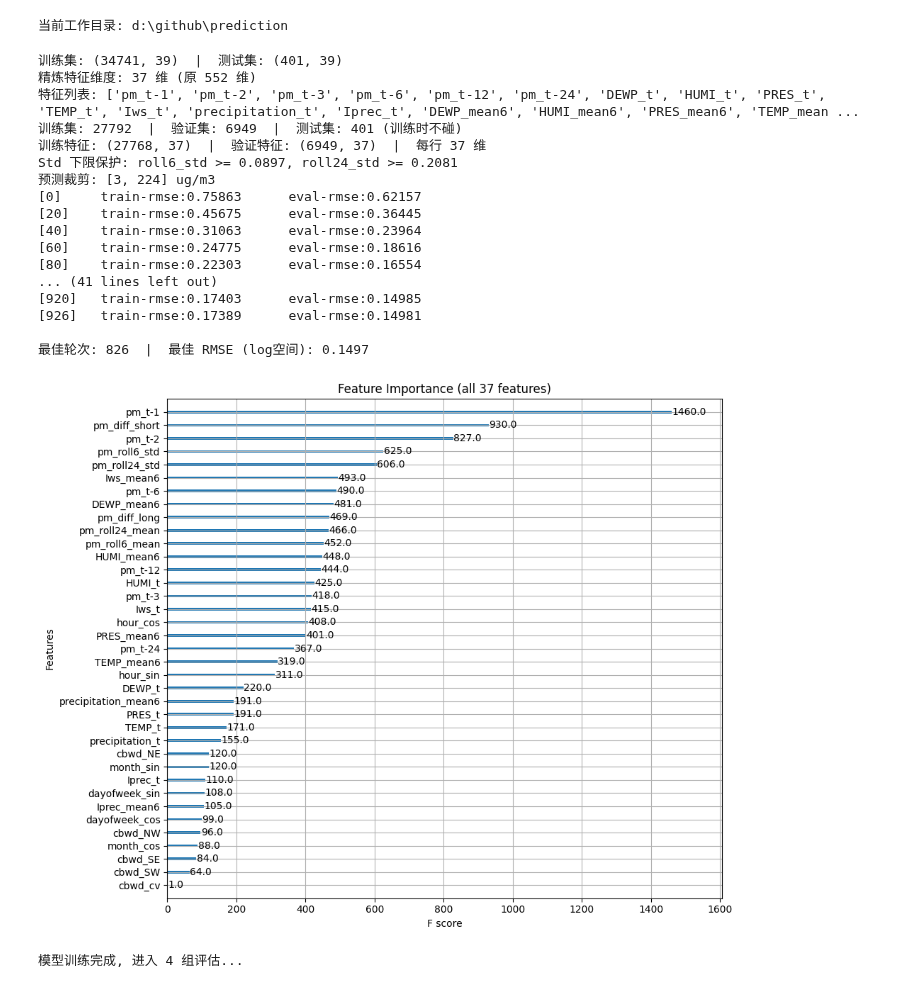
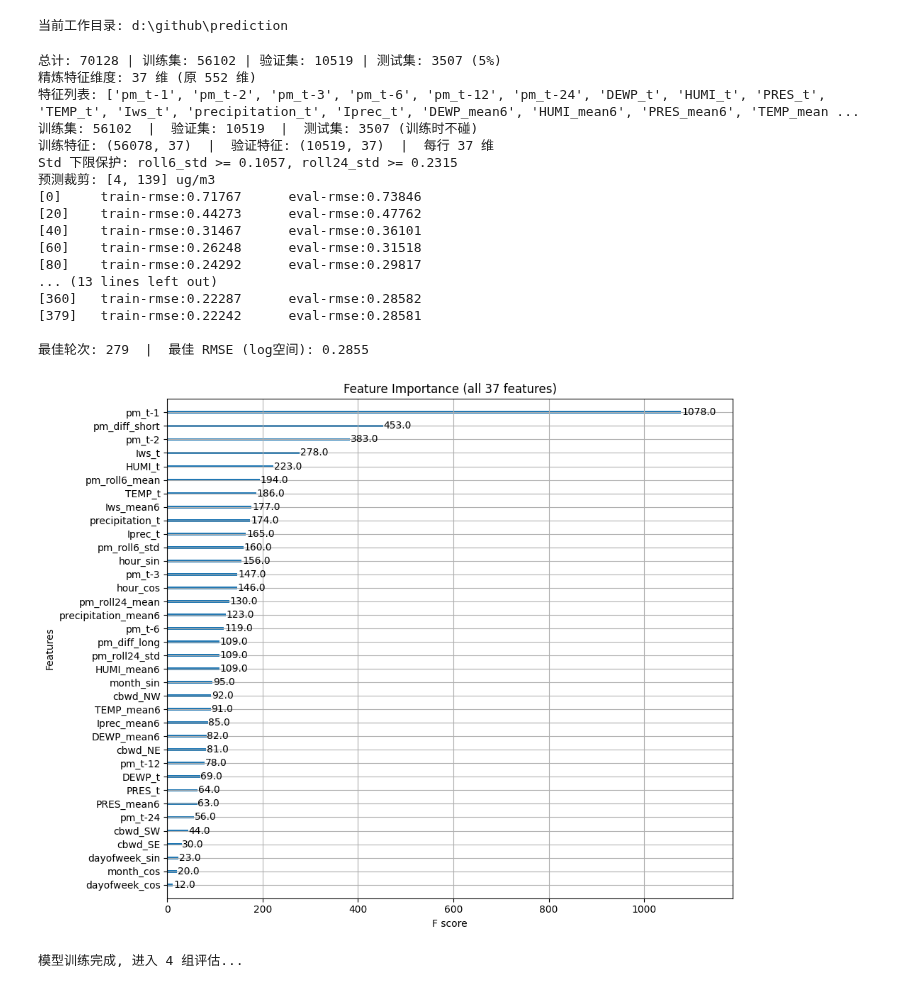
Before and after one commit to sakurantic/prediction, a Jupyter notebook: notes/xg_boost(3).ipynb, the cells around one changed output. Saved outputs shown, nothing was run; the diff lists cells and outputs as text; code cells hidden in the pictures.

```diff
--- a/notes/xg_boost(3).ipynb
+++ b/notes/xg_boost(3).ipynb
@@ -35,9 +35,8 @@ print('当前工作目录:', os.getcwd())
 #   - 隐患3: 移除 sigma2/2 偏置修正 (1步方差不适用72步递归)
 # ============================================================
 
-# --- 1. 读取原始数据 ---
-df_train_raw = pd.read_csv('data/ShanghaiPM_Training.csv', na_values='NA')
-df_test_raw  = pd.read_csv('data/ShanghaiPM_Test.csv',  na_values='NA')
+# --- 1. 读取原始数据 (1141A 普陀站, 2016-2023) ---
+df_raw = pd.read_csv('data/ShanghaiPM_full.csv', na_values='NA')
 
 # --- 2. 数据清洗 + 特征工程 ---
 # 气象外生变量列表
@@ -107,9 +106,16 @@ def preprocess(df):
 
     return df
 
-df_train = preprocess(df_train_raw)
-df_test  = preprocess(df_test_raw)
-print(f'训练集: {df_train.shape}  |  测试集: {df_test.shape}')
+# --- 2b. 预处理 + 80/15/5 分割 ---
+df_all = preprocess(df_raw)
+n_total = len(df_all)
+n_train = int(n_total * 0.80)   # 80% 训练
+n_val   = int(n_total * 0.15)   # 15% 早停验证
+# 剩余 5% 作为最终测试集
+df_train = df_all.iloc[:n_train]
+df_val_full = df_all.iloc[n_train:n_train + n_val]
+df_test  = df_all.iloc[n_train + n_val:]
+print(f'总计: {n_total} | 训练集: {len(df_train)} | 验证集: {len(df_val_full)} | 测试集: {len(df_test)} (5%)')
 
 # --- 3. 精炼特征定义 (35 维, 不再展平 24 步) ---
 # PM2.5 保留特定滞后项: t-1, t-2, t-3, t-6, t-12, t-24
@@ -179,13 +185,12 @@ def build_features(df):
     y = pm[MAX_LAG:]
     return X, y
 
-# 从 df_train 切出最后 20% 作为验证集 (按时间顺序)
-# 修复隐患5: 验证集带 MAX_LAG 行训练集上下文, 使 lag 特征能回溯历史
-#   (rolling 已在完整序列上预计算, 不受切分影响; 但 pm_t-24 需显式上下文)
-split_idx = int(len(df_train) * 0.8)
-df_tr      = df_train.iloc[:split_idx]                      # 训练集
-df_val_ctx = df_train.iloc[split_idx - MAX_LAG:]            # 验证集 + 24h 上下文
-print(f'训练集: {len(df_tr)}  |  验证集: {len(df_val_ctx) - MAX_LAG}  |  测试集: {len(df_test)} (训练时不碰)')
+# --- 3b. 构建训练/验证特征 (验证集带上下文, 修复隐患5) ---
+# df_train = 80% 训练, df_val_full = 15% 验证 (已在 2b 中分割)
+# 验证集带 MAX_LAG 行训练集上下文, 使 lag 特征能回溯历史
+df_tr      = df_train                       # 80% 训练集
+df_val_ctx = df_all.iloc[n_train - MAX_LAG:n_train + n_val]  # 验证集 + 24h 上下文
+print(f'训练集: {len(df_tr)}  |  验证集: {len(df_val_full)}  |  测试集: {len(df_test)} (训练时不碰)')
 
 X_train, y_train = build_features(df_tr)
 X_val,   y_val   = build_features(df_val_ctx)               # 带上下文 -> 不丢失前 24h
@@ -232,48 +237,48 @@ evals = [(dtrain, 'train'), (dval, 'eval')]
 
 # --- 6. 训练 (带早停, 官方文档推荐) ---
 # 文档: early_stopping_rounds 在 xgb.train 中使用
 bst = xgb.train(
     params, dtrain,
     num_boost_round=3000,
     evals=evals,
     early_stopping_rounds=100,
     verbose_eval=20,
 )
 print(f'\n最佳轮次: {bst.best_iteration}  |  最佳 RMSE (log空间): {bst.best_score:.4f}')
 
 # --- 7. (已移除 σ²/2 偏置修正, 修复隐患3) ---
 # 原因: sigma2 来自验证集 1 步预测残差 (很小, ~0.02), 但 72 步递归预测中
 #   第 72 步残差方差远大于第 1 步, 用 1 步 σ² 修正 72 步偏置无意义;
 #   且 exp(ŷ+σ²/2) 会对高 PM2.5 指数放大, 在 RMSE 中产生极大惩罚。
 #   -> 直接用 np.expm1(ŷ) 还原, 待递归轨迹稳定后再做分步校准。
 
 # --- 8. 特征重要性 (官方: xgb.plot_importance) ---
 fig, ax = plt.subplots(figsize=(10, 8))
 xgb.plot_importance(bst, max_num_features=N_FEATURES, ax=ax)
 plt.title(f'Feature Importance (all {N_FEATURES} features)')
 plt.tight_layout()
 plt.show()
 
 print(f'\n模型训练完成, 进入 4 组评估...')
 # %% [output]
-训练集: (34741, 39)  |  测试集: (401, 39)
+总计: 70128 | 训练集: 56102 | 验证集: 10519 | 测试集: 3507 (5%)
 精炼特征维度: 37 维 (原 552 维)
 特征列表: ['pm_t-1', 'pm_t-2', 'pm_t-3', 'pm_t-6', 'pm_t-12', 'pm_t-24', 'DEWP_t', 'HUMI_t', 'PRES_t', 'TEMP_t', 'Iws_t', 'precipitation_t', 'Iprec_t', 'DEWP_mean6', 'HUMI_mean6', 'PRES_mean6', 'TEMP_mean ...
-训练集: 27792  |  验证集: 6949  |  测试集: 401 (训练时不碰)
-训练特征: (27768, 37)  |  验证特征: (6949, 37)  |  每行 37 维
-Std 下限保护: roll6_std >= 0.0897, roll24_std >= 0.2081
-预测裁剪: [3, 224] ug/m3
-[0]     train-rmse:0.75863      eval-rmse:0.62157
-[20]    train-rmse:0.45675      eval-rmse:0.36445
-[40]    train-rmse:0.31063      eval-rmse:0.23964
-[60]    train-rmse:0.24775      eval-rmse:0.18616
-[80]    train-rmse:0.22303      eval-rmse:0.16554
-... (41 lines left out)
-[920]   train-rmse:0.17403      eval-rmse:0.14985
-[926]   train-rmse:0.17389      eval-rmse:0.14981
+训练集: 56102  |  验证集: 10519  |  测试集: 3507 (训练时不碰)
+训练特征: (56078, 37)  |  验证特征: (10519, 37)  |  每行 37 维
+Std 下限保护: roll6_std >= 0.1057, roll24_std >= 0.2315
+预测裁剪: [4, 139] ug/m3
+[0]     train-rmse:0.71767      eval-rmse:0.73846
+[20]    train-rmse:0.44273      eval-rmse:0.47762
+[40]    train-rmse:0.31467      eval-rmse:0.36101
+[60]    train-rmse:0.26248      eval-rmse:0.31518
+[80]    train-rmse:0.24292      eval-rmse:0.29817
+... (13 lines left out)
+[360]   train-rmse:0.22287      eval-rmse:0.28582
+[379]   train-rmse:0.22242      eval-rmse:0.28581
 
-最佳轮次: 826  |  最佳 RMSE (log空间): 0.1497
+最佳轮次: 279  |  最佳 RMSE (log空间): 0.2855
-[figure, old version]
+[figure, new version]
 模型训练完成, 进入 4 组评估...
 # %%
 # ============================================================
```
Also changed, not shown: parts of 1 cell of this notebook, 11 other files.
